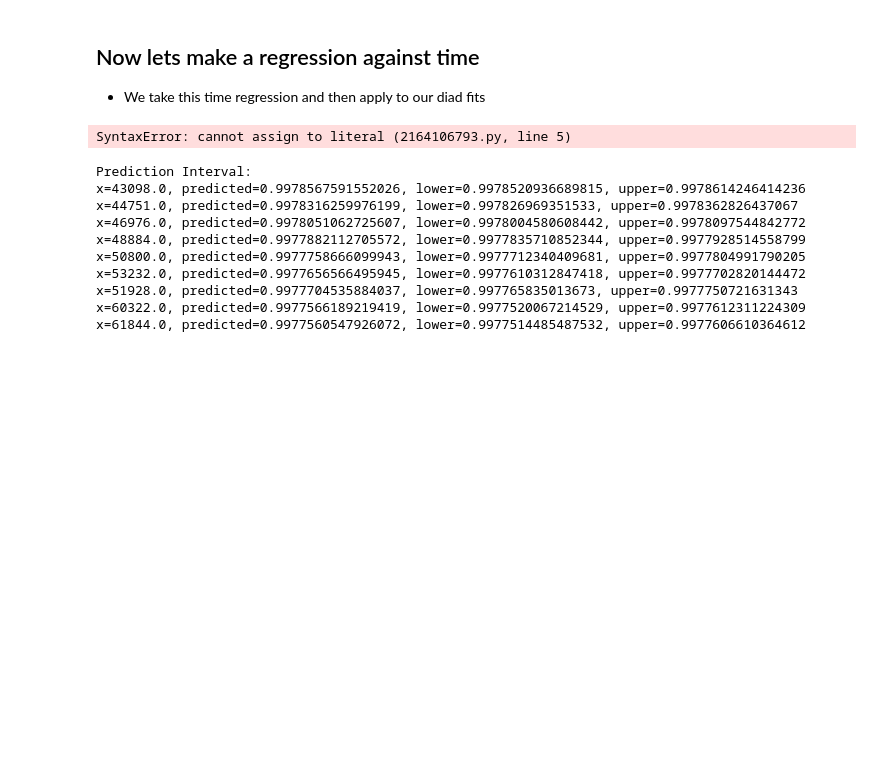
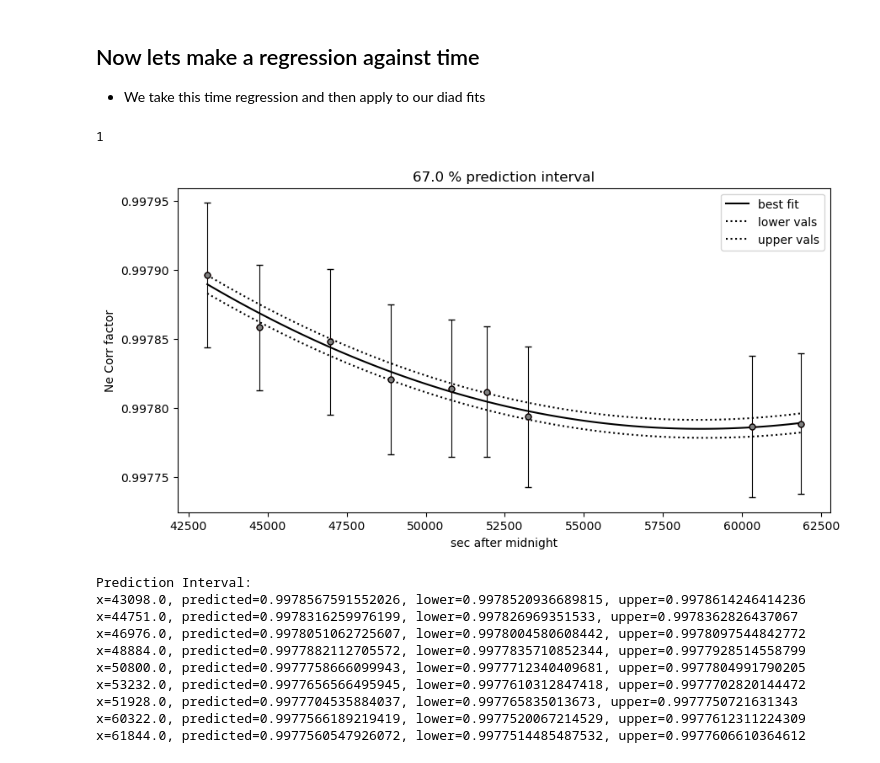
Before and after one commit to PennyWieser/DiadFit, a Jupyter notebook: docs/Examples/Example1b_CO2_Fluid_Inclusions/Step1_Fit_Your_Ne_Lines.ipynb, the cells around one changed output. Cells and saved outputs as stored; diff of their text form; code cells hidden in the pictures; blank space fills up the shorter version.

Commit message:
new error fit for neons

```diff
--- a/docs/Examples/Example1b_CO2_Fluid_Inclusions/Step1_Fit_Your_Ne_Lines.ipynb
+++ b/docs/Examples/Example1b_CO2_Fluid_Inclusions/Step1_Fit_Your_Ne_Lines.ipynb
@@ -280,11 +280,10 @@ fig.tight_layout()
 # %%
 df_combo_filt=df_combo[density_test['Preferred D']>0]
 pf.plot_and_save_Ne_line_pickle(time=df_combo_filt['sec since midnight'], Ne_corr=df_combo_filt,
 N_poly=2, CI=0.67)
-
-predicted=0.9978567591552026, lower=0.9978471448209797, upper=0.9978663734894254
 # %% [output]
-SyntaxError: cannot assign to literal (2164106793.py, line 5)
+1
+[figure, added]
 # %%
 import numpy as np
 from scipy.optimize import curve_fit
```
Also changed, not shown: 3 other files.
